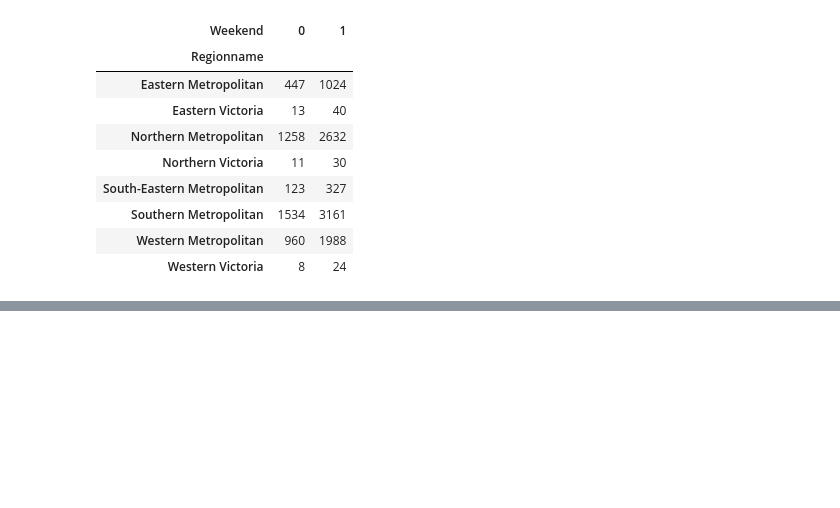
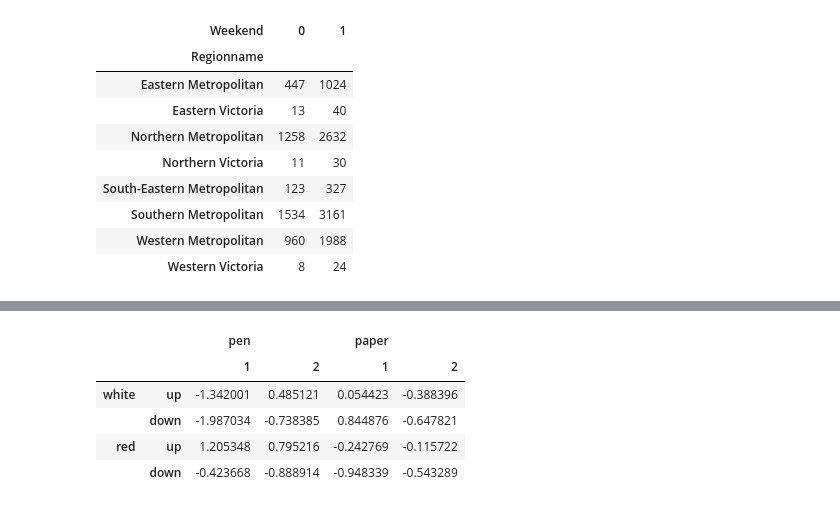
Before and after one commit to SudarickovIlya/DataCleaningProject, a Jupyter notebook: Advanced_pandas/Sort+Group.ipynb, the cells around one changed output, grey strips where cells are left out. Cells and saved outputs as stored; diff of their text form; code cells hidden in the pictures; blank space fills up the shorter version.

```diff
--- a/Advanced_pandas/Sort+Group.ipynb
+++ b/Advanced_pandas/Sort+Group.ipynb
@@ -293,0 +387,13 @@ melb_df.pivot_table(values= 'RegionDistance', index = 'Regionname')
+# %%
+mframe = pd.DataFrame(np.random.randn(16).reshape(4, 4),
+                      index = [['white','white','red','red'], ['up','down','up','down']],
+                      columns = [['pen','pen','paper','paper'],[1,2,1,2]]
+)
+mframe
+# %% [output]
+|  |  | pen |  | paper |  |
+|  |  | 1 | 2 | 1 | 2 |
+| white | up | -1.342001 | 0.485121 | 0.054423 | -0.388396 |
+|  | down | -1.987034 | -0.738385 | 0.844876 | -0.647821 |
+| red | up | 1.205348 | 0.795216 | -0.242769 | -0.115722 |
+|  | down | -0.423668 | -0.888914 | -0.948339 | -0.543289 |
```
Also changed, not shown: parts of 9 cells of this notebook, 1 other file.
